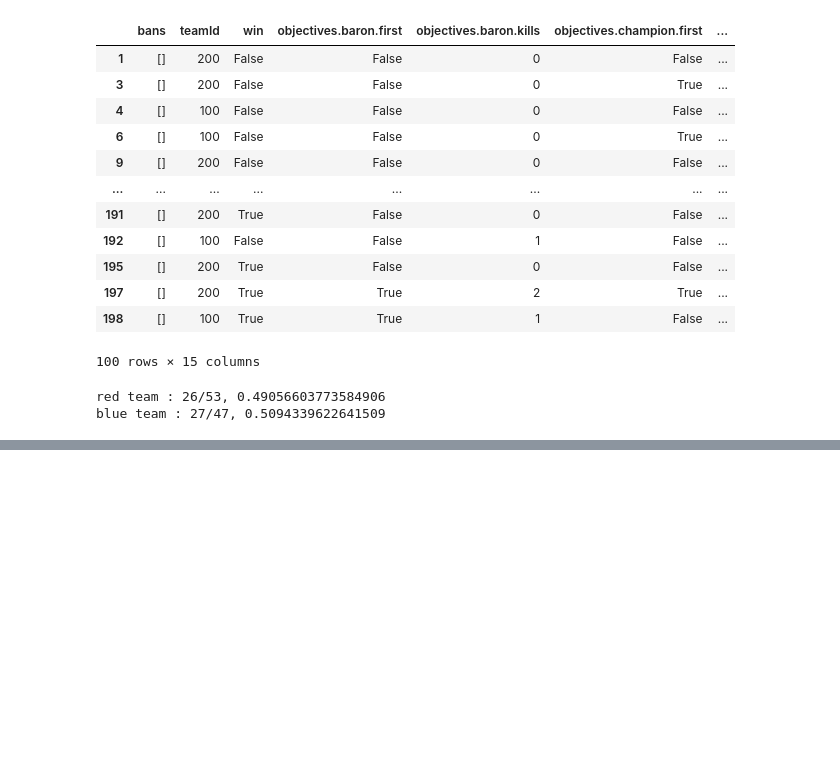
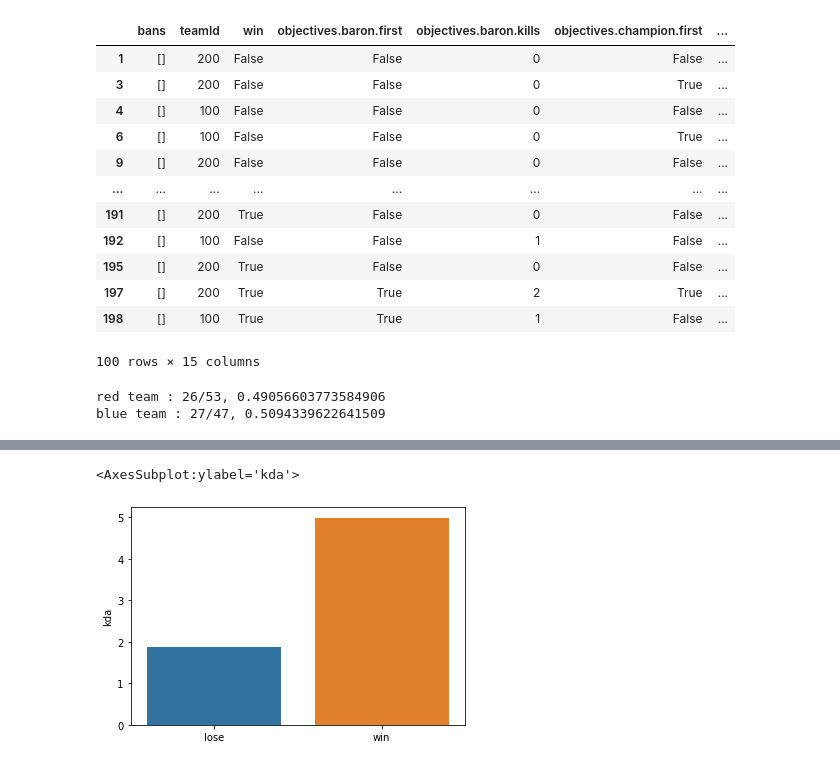
Before and after one commit to uowol/Project_LoLStatistics, a Jupyter notebook: stat_data_야식은치킨이지.ipynb, the cells around one changed output, grey strips where cells are left out. Cells and saved outputs as stored; diff of their text form; code cells hidden in the pictures; blank space fills up the shorter version.

```diff
--- a/stat_data_야식은치킨이지.ipynb
+++ b/stat_data_야식은치킨이지.ipynb
@@ -124,0 +190,5 @@ blue team : 27/47, 0.5094339622641509
+# %%
+sns.barplot(x=["lose", "win"], y=mean_kda["kda"])
+# %% [output]
+<AxesSubplot:ylabel='kda'>
+[figure, added]
```
Also changed, not shown: parts of 23 cells of this notebook.
